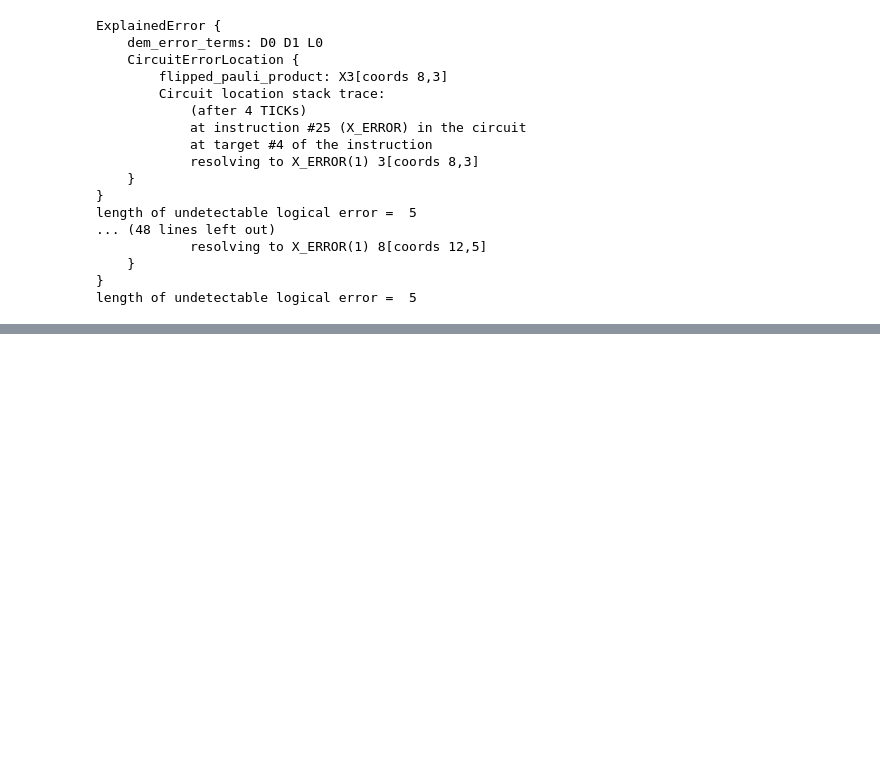
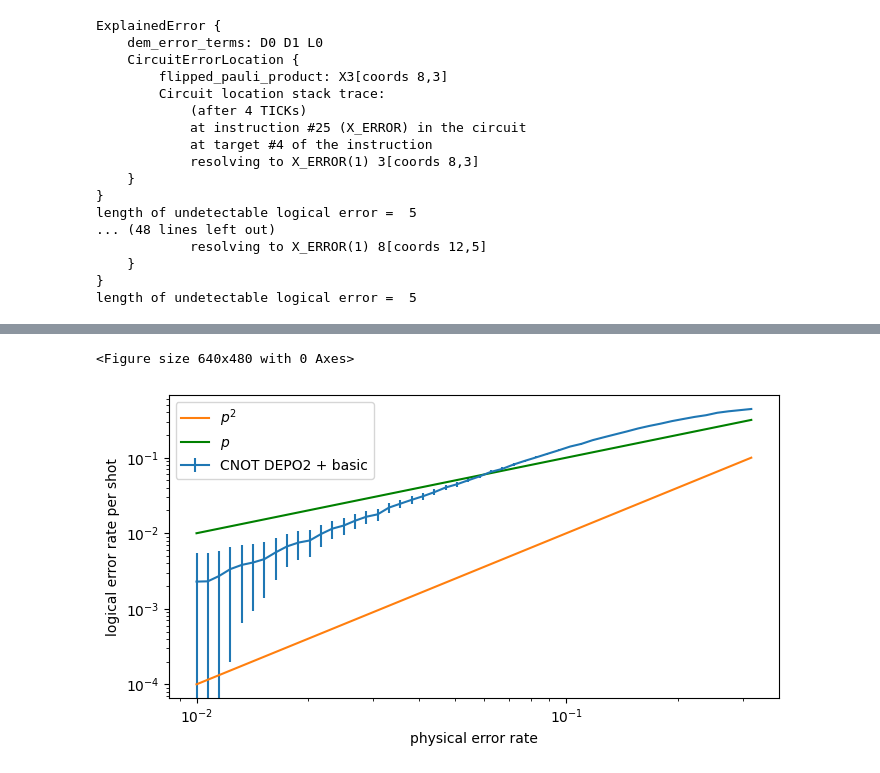
Before and after one commit to leonardlux/MasterArbeit, a Jupyter notebook: code/steane_type/stean_code.ipynb, the cells around one changed output, grey strips where cells are left out. Saved outputs shown, nothing was run; the diff lists cells and outputs as text; code cells hidden in the pictures; blank space fills up the shorter version.

```diff
--- a/code/steane_type/stean_code.ipynb
+++ b/code/steane_type/stean_code.ipynb
@@ -603,25 +512,0 @@ plt.show()
-# %%
-num_shots = 10_000
-noise_set = np.logspace(-2,-0.1)
-#for circuit in [gen_steane_circuit(1)]:
-cm = 1/2.54  # centimeters in inches
-plt.subplots(figsize=(20*cm, 10*cm))
-if 0:
-    xs = []
-    ys = []
-    for noise in noise_set:
-        circuit = construct_steane_circuit(
-            basic_errors=True,
-            noise=noise,
-            )
-        num_errors_sampled = count_logical_errors(circuit, num_shots)
-        xs.append(noise)
-        ys.append(num_errors_sampled / num_shots)
-    plt.errorbar(xs,ys,yerr=num_shots**(-1/2),label="Basic Errors")
-plt.loglog()
-plt.plot(noise_set,noise_set**2,label="$p^2$")
-plt.plot(noise_set,noise_set,label="$p$",c="green")
-plt.xlabel("physical error rate")
-plt.ylabel("logical error rate per shot")
-plt.legend()
-plt.show()
@@ -863,0 +741,13 @@ if 0:
+# %%
+factory_set = [
+    factory_steane_cnot_faults_and_basic
+]
+
+plot_factory_set(
+    factory_set,
+    num_shots=100_000,
+    noise_set=np.logspace(-2,-0.5)
+)
+# %% [output]
+<Figure size 640x480 with 0 Axes>
+[figure, added]
```
Also changed, not shown: parts of 11 cells of this notebook.
